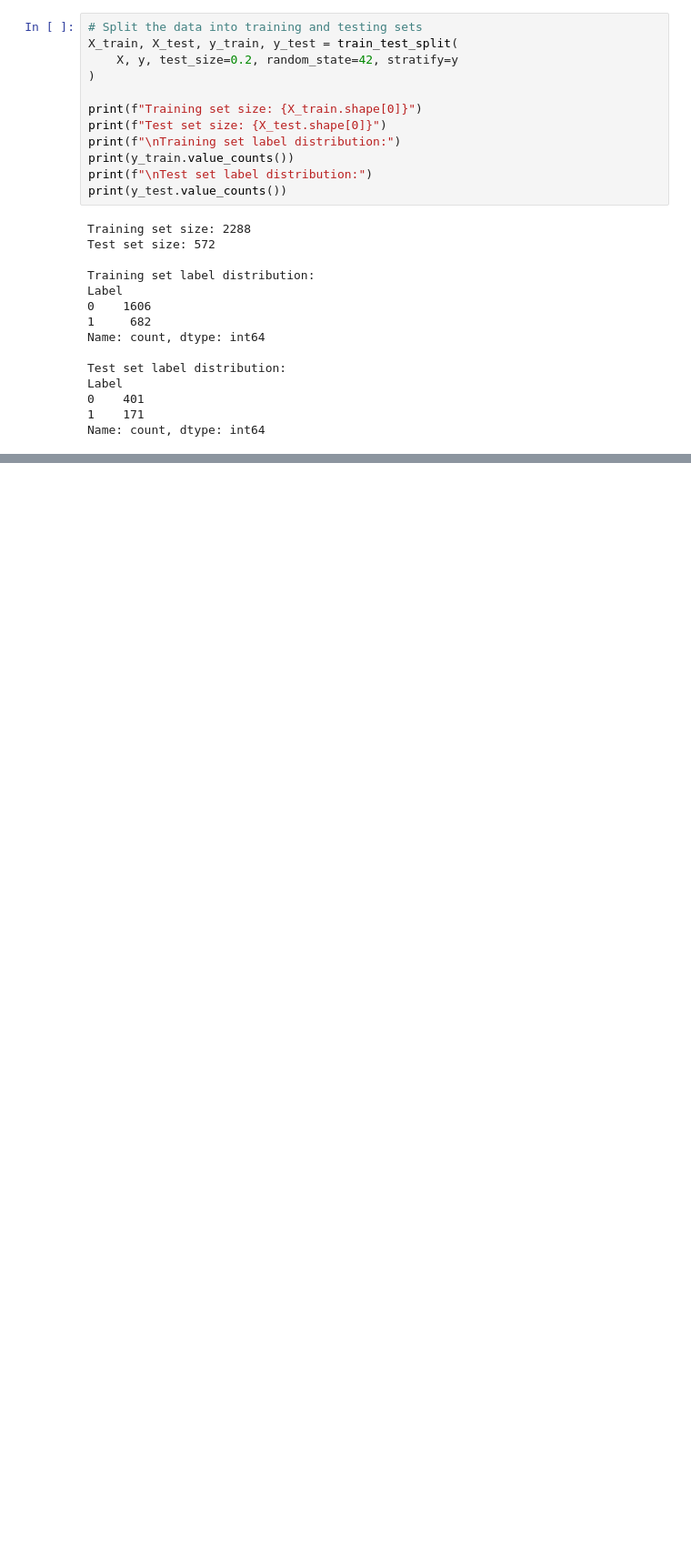
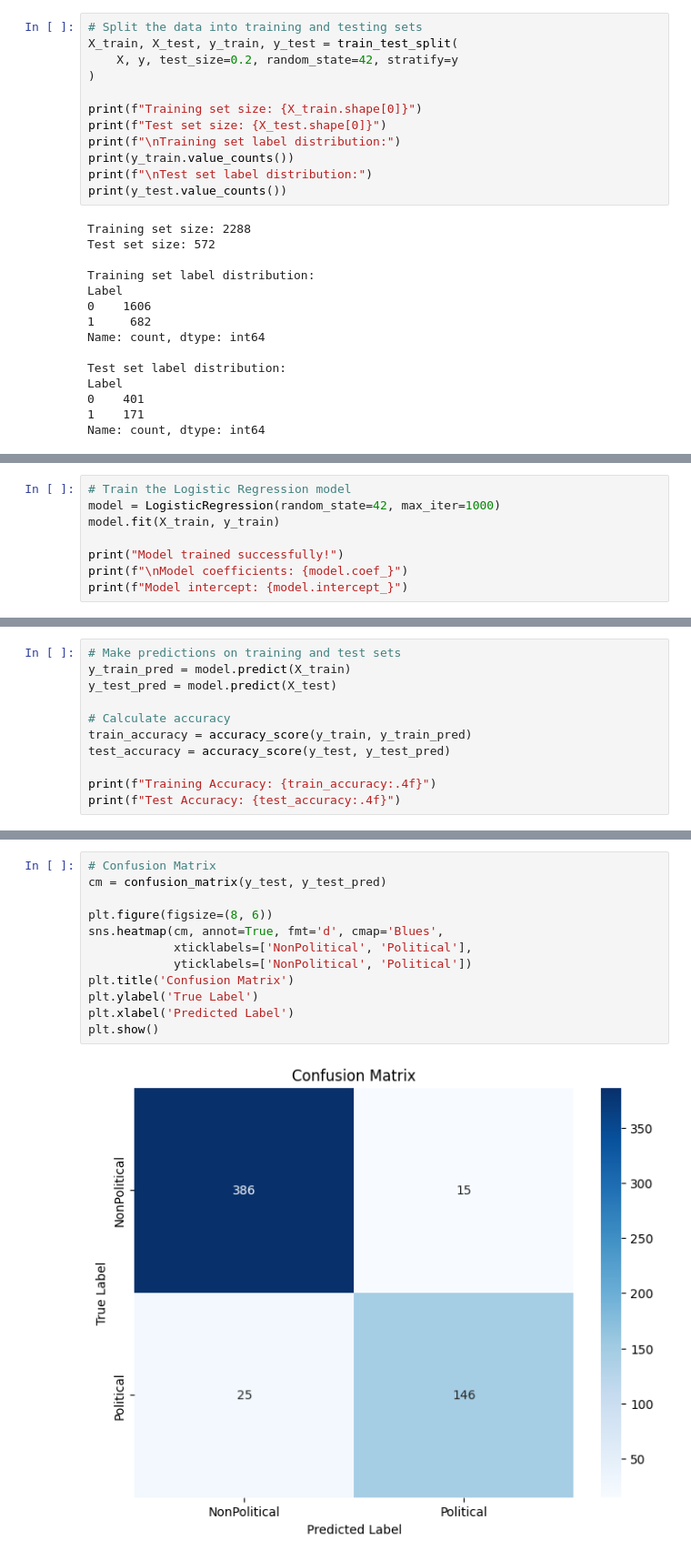
Before and after one commit to tam1mBD/bangla-political-memes-classification, a Jupyter notebook: classification_model_using_text.ipynb, the cells around one changed output, grey strips where cells are left out. Shown at 91% size. Drawn from its saved outputs; the diff is of its cells as text; blank space fills up the shorter version.

Commit message:
update text classification model using logistic regression and neural network

```diff
--- a/classification_model_using_text.ipynb
+++ b/classification_model_using_text.ipynb
@@ -1091,0 +179,8 @@ OSError: Cannot save file into a non-existent directory: 'submisions'
+# %%
+# Train the Logistic Regression model
+model = LogisticRegression(random_state=42, max_iter=1000)
+model.fit(X_train, y_train)
+
+print("Model trained successfully!")
+print(f"\nModel coefficients: {model.coef_}")
+print(f"Model intercept: {model.intercept_}")
@@ -1091,0 +192,11 @@ OSError: Cannot save file into a non-existent directory: 'submisions'
+# %%
+# Make predictions on training and test sets
+y_train_pred = model.predict(X_train)
+y_test_pred = model.predict(X_test)
+
+# Calculate accuracy
+train_accuracy = accuracy_score(y_train, y_train_pred)
+test_accuracy = accuracy_score(y_test, y_test_pred)
+
+print(f"Training Accuracy: {train_accuracy:.4f}")
+print(f"Test Accuracy: {test_accuracy:.4f}")
@@ -1091,0 +220,14 @@ OSError: Cannot save file into a non-existent directory: 'submisions'
+# %%
+# Confusion Matrix
+cm = confusion_matrix(y_test, y_test_pred)
+
+plt.figure(figsize=(8, 6))
+sns.heatmap(cm, annot=True, fmt='d', cmap='Blues',
+            xticklabels=['NonPolitical', 'Political'],
+            yticklabels=['NonPolitical', 'Political'])
+plt.title('Confusion Matrix')
+plt.ylabel('True Label')
+plt.xlabel('Predicted Label')
+plt.show()
+# %% [output]
+[figure, added]
```
Also changed, not shown: parts of 67 cells of this notebook, 10 other files.
